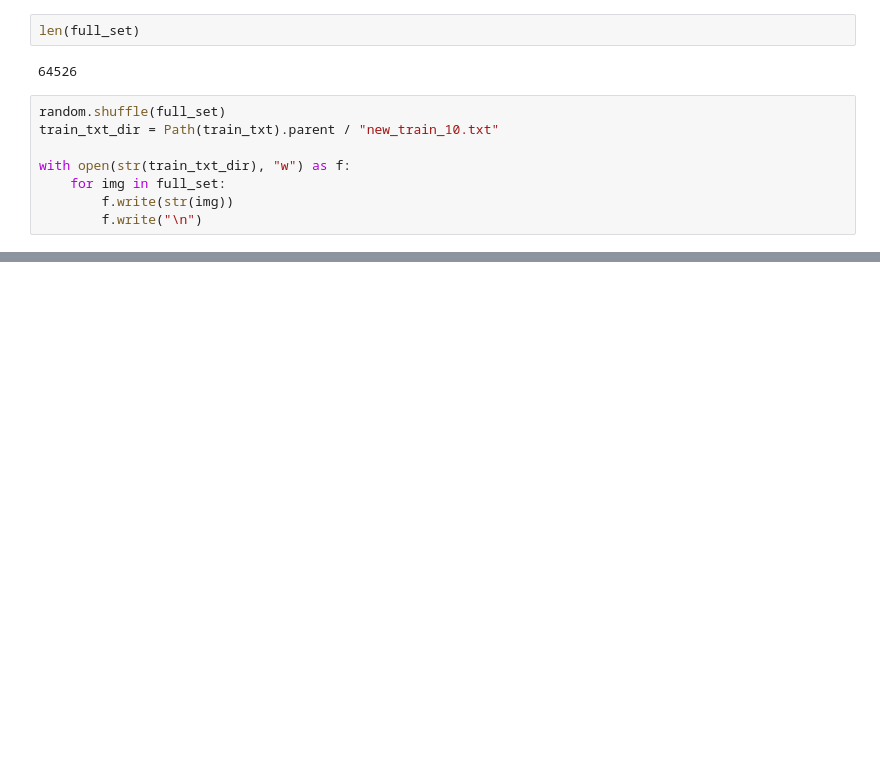
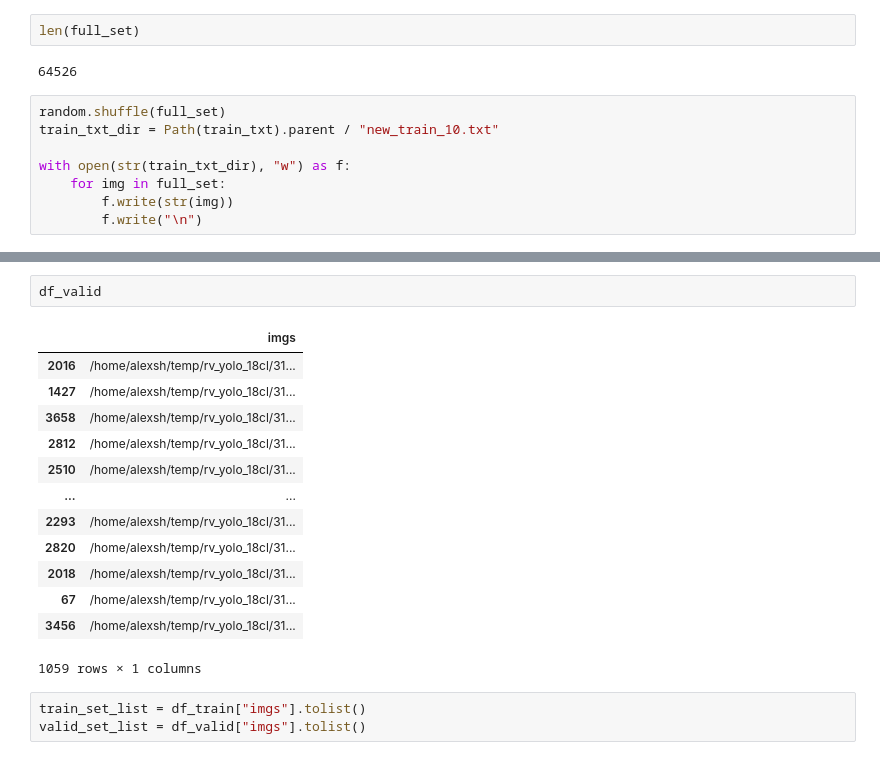
Before and after one commit to sh1n0b1n0m0n0/darknet_train_helper, a Jupyter notebook: add_to_trainset_new_data.ipynb, the cells around one changed output, grey strips where cells are left out. Drawn from its saved outputs; the diff is of its cells as text; blank space fills up the shorter version.

```diff
--- a/add_to_trainset_new_data.ipynb
+++ b/add_to_trainset_new_data.ipynb
@@ -121,0 +213,19 @@ with open(str(train_txt_dir), "w") as f:
+# %%
+df_valid
+# %% [output]
+|  | imgs |
+| 2016 | /home/alexsh/temp/rv_yolo_18cl/31... |
+| 1427 | /home/alexsh/temp/rv_yolo_18cl/31... |
+| 3658 | /home/alexsh/temp/rv_yolo_18cl/31... |
+| 2812 | /home/alexsh/temp/rv_yolo_18cl/31... |
+| 2510 | /home/alexsh/temp/rv_yolo_18cl/31... |
+| ... | ... |
+| 2293 | /home/alexsh/temp/rv_yolo_18cl/31... |
+| 2820 | /home/alexsh/temp/rv_yolo_18cl/31... |
+| 2018 | /home/alexsh/temp/rv_yolo_18cl/31... |
+| 67 | /home/alexsh/temp/rv_yolo_18cl/31... |
+| 3456 | /home/alexsh/temp/rv_yolo_18cl/31... |
+1059 rows × 1 columns
+# %%
+train_set_list = df_train["imgs"].tolist()
+valid_set_list = df_valid["imgs"].tolist()
```
Also changed, not shown: parts of 19 cells of this notebook.
